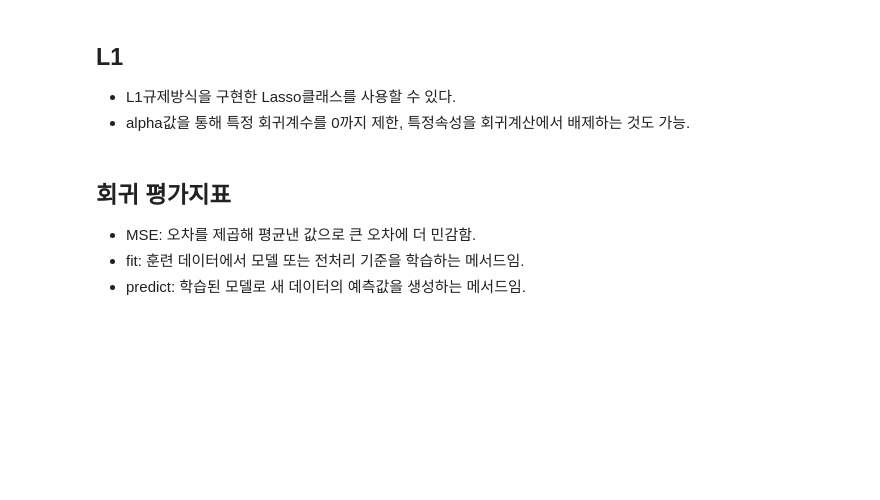
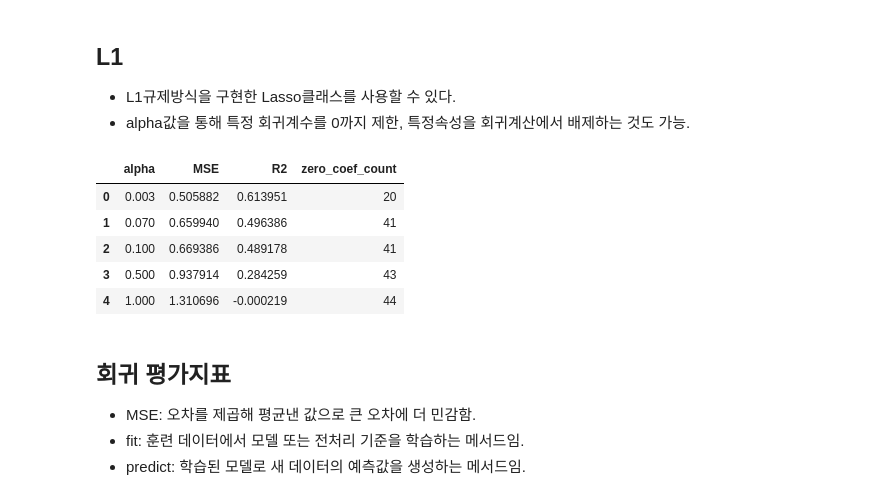
Before and after one commit to RabbitTasteDog-PRO/06_machine_learning, a Jupyter notebook: 02_regression/04_regularized_linear_model.ipynb, the cells around one changed output. Drawn from its saved outputs; the diff is of its cells as text; code cells hidden in the pictures; blank space fills up the shorter version.

Commit message:
-record - 다항 feature, - L2 : Ridge - L1 : Lasso 예제 및 값 확인

```diff
--- a/02_regression/04_regularized_linear_model.ipynb
+++ b/02_regression/04_regularized_linear_model.ipynb
@@ -241,6 +414,101 @@ linear_eval_result
 ## L1
 - L1규제방식을 구현한 Lasso클래스를 사용할 수 있다.
 - alpha값을 통해 특정 회귀계수를 0까지 제한, 특정속성을 회귀계산에서 배제하는 것도 가능.
+# %%
+# alpha값이 커질수록 강햔 규제가 적용되어 feature가 많이 사라짐
+from sklearn.linear_model import Lasso
+
+# cross_val_score() : 학습데이터를 여러 fold(데이터들을 접어서 구간을 나눔)로 나눠 검증 점수를 계산
+
+
+# Lasso는 선형 회귀에 L1 규제를 추가한 모델이다.
+# L1 규제는 중요하지 않은 feature의 회귀계수를 0으로 만들 수 있다.
+# 그래서 Lasso는 feature 선택 효과가 있다.
+
+# alpha값이 커질수록 강한 규제가 적용된다.
+# 규제가 강해지면 더 많은 feature의 계수가 0이 될 수 있다.
+alphas = [0.003, 0.07, 0.1, 0.5, 1]
+
+# alpha별 feature 계수를 저장할 표이다.
+# 각 열에는 특정 alpha에서 학습된 회귀계수가 들어간다.
+coef_df = pd.DataFrame()
+
+# alpha별 평가 결과를 저장할 리스트이다.
+lass_results = []
+
+for alpha in alphas:
+    # alpha 값을 하나씩 바꿔가며 Lasso 모델을 만든다.
+    pipeline = Pipeline([
+        # 기존 feature를 2차 다항 feature로 확장한다.
+        ('poly', PolynomialFeatures(degree=2, include_bias=False)),
+
+        # feature들의 단위를 평균 0, 표준편차 1 기준으로 맞춘다.
+        ('scaler', StandardScaler()),
+
+        # Lasso 회귀 모델을 만든다.
+        # alpha는 규제 강도이다.
+        # max_iter는 반복 학습 횟수를 늘려 수렴 경고를 줄이기 위해 사용한다.
+        # ('lasso', Lasso(alpha=alpha, max_iter=10000)),
+        ('model', Lasso(alpha=alpha, max_iter=20000)),
+    ])
+
+    # 학습 데이터로 파이프라인 전체를 학습한다.
+    # 실행 순서: 다항 feature 생성 -> 스케일링 -> Lasso 학습
+    pipeline.fit(X_train, y_train)
+
+    # 파이프라인 안에서 학습된 Lasso 모델을 꺼낸다.
+    # 위에서 단계 이름을 'lasso'로 만들었기 때문에 같은 이름으로 접근한다.
+    lasso_model = pipeline.named_steps['model']
+
+    # 다항 변환 후 만들어진 feature 이름을 가져온다.
+    # X_train이 DataFrame이면 컬럼명을 사용하고,
+    # numpy array이면 x0, x1, x2 같은 기본 이름을 사용한다.
+    if hasattr(X_train, "columns"):
+        feature = pipeline.named_steps['poly'].get_feature_names_out(X_train.columns)
+    else:
+        feature = pipeline.named_steps['poly'].get_feature_names_out()
+
+    # 각 alpha에서 학습된 feature별 회귀계수를 저장한다.
+    # 계수가 0이면 해당 feature는 Lasso에 의해 거의 사용되지 않는다고 볼 수 있다.
+    coef_df[f'alpha_{alpha}'] = pd.Series(
+        lasso_model.coef_,
+        index=feature
+    )
+
+    # 테스트 데이터에 대한 예측값을 만든다.
+    y_test_pred = pipeline.predict(X_test)
+
+    # 현재 alpha의 평가 결과를 저장한다.
+    lass_results.append({
+        # 현재 사용한 alpha 값
+        'alpha': alpha,
+
+        # MSE: 실제값과 예측값의 차이를 제곱해서 평균낸 값
+        # 작을수록 좋다.
+        'MSE': mean_squared_error(y_test, y_test_pred),
+
+        # R2: 모델이 정답을 얼마나 잘 설명하는지 나타내는 점수
+        # 1에 가까울수록 좋다.
+        'R2': pipeline.score(X_test, y_test),
+
+        # 회귀계수가 0에 가까운 feature 개수
+        # 이 값이 클수록 Lasso가 많은 feature를 제거한 것이다.
+        'zero_coef_count': np.sum(np.isclose(lasso_model.coef_, 0)),
+    })
+
+# 리스트로 모은 평가 결과를 표로 변환한다.
+lass_result_df = pd.DataFrame(lass_results)
+lass_result_df
+
+# Lasso는 alpha가 커질수록 규제가 강해져 0이되는 계수의 수가 증가한다
+# -> feature가 많이 제거되어 예측 성능이 하락할수있따
+# %% [output]
+|  | alpha | MSE | R2 | zero_coef_count |
+| 0 | 0.003 | 0.505882 | 0.613951 | 20 |
+| 1 | 0.070 | 0.659940 | 0.496386 | 41 |
+| 2 | 0.100 | 0.669386 | 0.489178 | 41 |
+| 3 | 0.500 | 0.937914 | 0.284259 | 43 |
+| 4 | 1.000 | 1.310696 | -0.000219 | 44 |
 # %% [markdown]
 ## 회귀 평가지표
 
```
Also changed, not shown: parts of 5 cells of this notebook.
